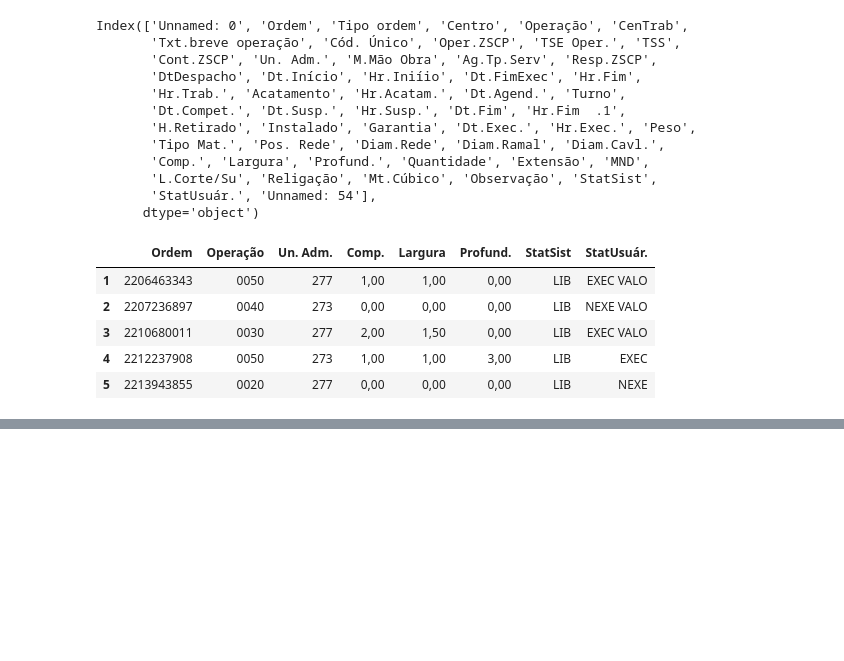
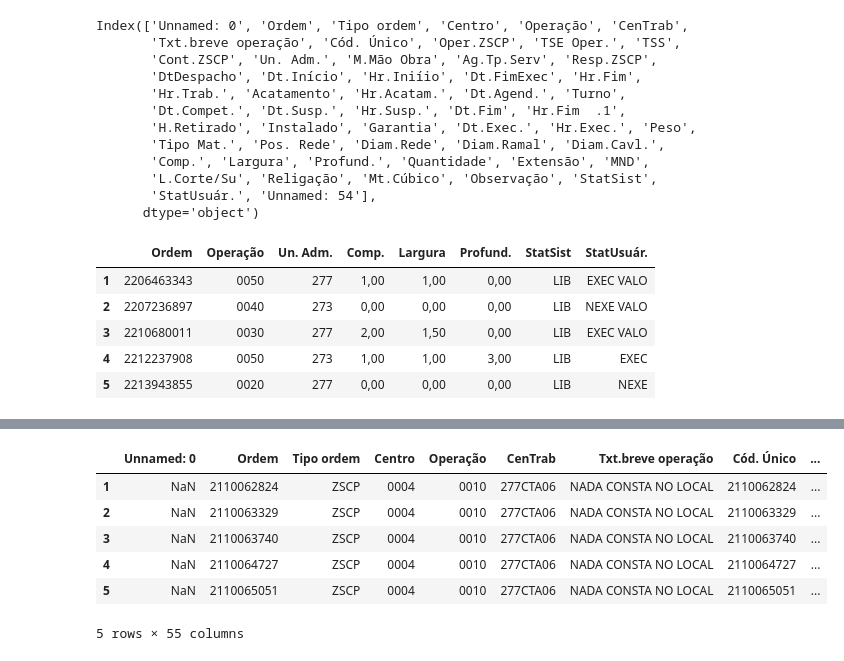
Before and after one commit to eeyamazaki/soebe, a Jupyter notebook: modelo_preditivo_soebe.ipynb, the cells around one changed output, grey strips where cells are left out. Cells and saved outputs as stored; diff of their text form; code cells hidden in the pictures; blank space fills up the shorter version.

```diff
--- a/modelo_preditivo_soebe.ipynb
+++ b/modelo_preditivo_soebe.ipynb
@@ -119,0 +157,10 @@ df.head()
+# %%
+dfGlobal.head()
+# %% [output]
+|  | Unnamed: 0 | Ordem | Tipo ordem | Centro | Operação | CenTrab | Txt.breve operação | Cód. Único | ... |
+| 1 | NaN | 2110062824 | ZSCP | 0004 | 0010 | 277CTA06 | NADA CONSTA NO LOCAL | 2110062824 | ... |
+| 2 | NaN | 2110063329 | ZSCP | 0004 | 0010 | 277CTA06 | NADA CONSTA NO LOCAL | 2110063329 | ... |
+| 3 | NaN | 2110063740 | ZSCP | 0004 | 0010 | 277CTA06 | NADA CONSTA NO LOCAL | 2110063740 | ... |
+| 4 | NaN | 2110064727 | ZSCP | 0004 | 0010 | 277CTA06 | NADA CONSTA NO LOCAL | 2110064727 | ... |
+| 5 | NaN | 2110065051 | ZSCP | 0004 | 0010 | 277CTA06 | NADA CONSTA NO LOCAL | 2110065051 | ... |
+5 rows × 55 columns
```
Also changed, not shown: parts of 24 cells of this notebook.
